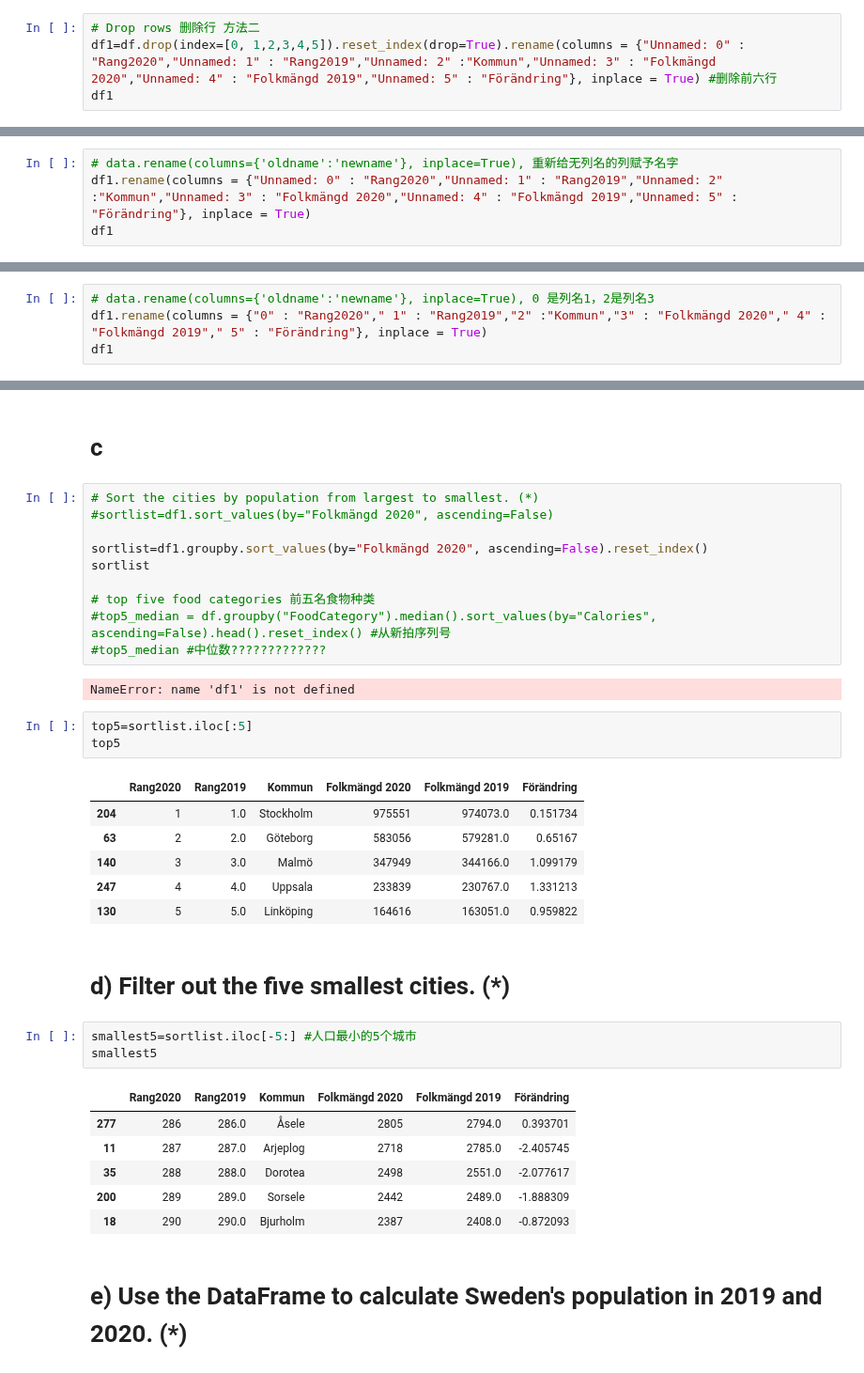
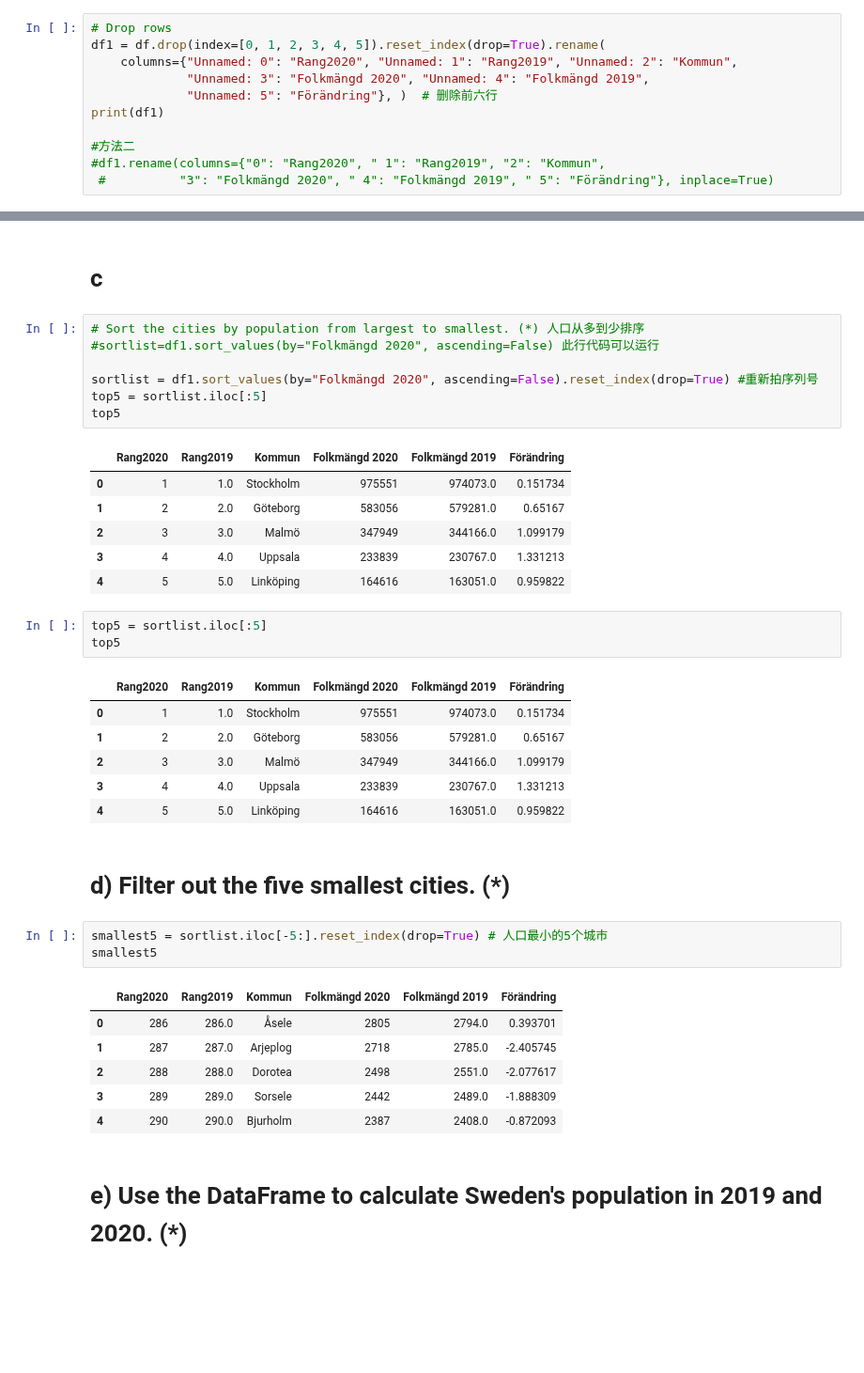
Before and after one commit to xjohansson/Databehandling_Xiu, a Jupyter notebook: Exercise/Exercise0_pandas basic.ipynb, the cells around one changed output, grey strips where cells are left out. Shown at 94% size. Drawn from its saved outputs; the diff is of its cells as text; blank space fills up the shorter version.

```diff
--- a/Exercise/Exercise0_pandas basic.ipynb
+++ b/Exercise/Exercise0_pandas basic.ipynb
@@ -130,4 +79,11 @@ df.head(50)
 # %%
-# Drop rows 删除行 方法二
-df1=df.drop(index=[0, 1,2,3,4,5]).reset_index(drop=True).rename(columns = {"Unnamed: 0" : "Rang2020","Unnamed: 1" : "Rang2019","Unnamed: 2" :"Kommun","Unnamed: 3" : "Folkmängd 2020","Unnamed: 4" : "Folkmängd 2019","Unnamed: 5" : "Förändring"}, inplace = True) #删除前六行
-df1
+# Drop rows
+df1 = df.drop(index=[0, 1, 2, 3, 4, 5]).reset_index(drop=True).rename(
+    columns={"Unnamed: 0": "Rang2020", "Unnamed: 1": "Rang2019", "Unnamed: 2": "Kommun",
+             "Unnamed: 3": "Folkmängd 2020", "Unnamed: 4": "Folkmängd 2019",
+             "Unnamed: 5": "Förändring"}, )  # 删除前六行
+print(df1)
+
+#方法二
+#df1.rename(columns={"0": "Rang2020", " 1": "Rang2019", "2": "Kommun",
+ #          "3": "Folkmängd 2020", " 4": "Folkmängd 2019", " 5": "Förändring"}, inplace=True)
@@ -134,4 +104,0 @@ df1
-# %%
-# data.rename(columns={'oldname':'newname'}, inplace=True), 重新给无列名的列赋予名字
-df1.rename(columns = {"Unnamed: 0" : "Rang2020","Unnamed: 1" : "Rang2019","Unnamed: 2" :"Kommun","Unnamed: 3" : "Folkmängd 2020","Unnamed: 4" : "Folkmängd 2019","Unnamed: 5" : "Förändring"}, inplace = True)
-df1
@@ -152,4 +104,0 @@ df1
-# %%
-# data.rename(columns={'oldname':'newname'}, inplace=True), 0 是列名1，2是列名3
-df1.rename(columns = {"0" : "Rang2020"," 1" : "Rang2019","2" :"Kommun","3" : "Folkmängd 2020"," 4" : "Folkmängd 2019"," 5" : "Förändring"}, inplace = True)
-df1
@@ -191,39 +112,41 @@ df1.reset_index(drop=True)
 # %% [markdown]
 # c
 # %%
-# Sort the cities by population from largest to smallest. (*)
-#sortlist=df1.sort_values(by="Folkmängd 2020", ascending=False)
+# Sort the cities by population from largest to smallest. (*) 人口从多到少排序
+#sortlist=df1.sort_values(by="Folkmängd 2020", ascending=False) 此行代码可以运行
 
-sortlist=df1.groupby.sort_values(by="Folkmängd 2020", ascending=False).reset_index()
-sortlist
-
-# top five food categories 前五名食物种类
-#top5_median = df.groupby("FoodCategory").median().sort_values(by="Calories", ascending=False).head().reset_index() #从新拍序列号
-#top5_median #中位数?????????????
+sortlist = df1.sort_values(by="Folkmängd 2020", ascending=False).reset_index(drop=True) #重新拍序列号
+top5 = sortlist.iloc[:5]
+top5
 # %% [output]
-NameError: name 'df1' is not defined
+|  | Rang2020 | Rang2019 | Kommun | Folkmängd 2020 | Folkmängd 2019 | Förändring |
+| 0 | 1 | 1.0 | Stockholm | 975551 | 974073.0 | 0.151734 |
+| 1 | 2 | 2.0 | Göteborg | 583056 | 579281.0 | 0.65167 |
+| 2 | 3 | 3.0 | Malmö | 347949 | 344166.0 | 1.099179 |
+| 3 | 4 | 4.0 | Uppsala | 233839 | 230767.0 | 1.331213 |
+| 4 | 5 | 5.0 | Linköping | 164616 | 163051.0 | 0.959822 |
 # %%
-top5=sortlist.iloc[:5]
+top5 = sortlist.iloc[:5]
 top5
 # %% [output]
 |  | Rang2020 | Rang2019 | Kommun | Folkmängd 2020 | Folkmängd 2019 | Förändring |
-| 204 | 1 | 1.0 | Stockholm | 975551 | 974073.0 | 0.151734 |
-| 63 | 2 | 2.0 | Göteborg | 583056 | 579281.0 | 0.65167 |
-| 140 | 3 | 3.0 | Malmö | 347949 | 344166.0 | 1.099179 |
-| 247 | 4 | 4.0 | Uppsala | 233839 | 230767.0 | 1.331213 |
-| 130 | 5 | 5.0 | Linköping | 164616 | 163051.0 | 0.959822 |
+| 0 | 1 | 1.0 | Stockholm | 975551 | 974073.0 | 0.151734 |
+| 1 | 2 | 2.0 | Göteborg | 583056 | 579281.0 | 0.65167 |
+| 2 | 3 | 3.0 | Malmö | 347949 | 344166.0 | 1.099179 |
+| 3 | 4 | 4.0 | Uppsala | 233839 | 230767.0 | 1.331213 |
+| 4 | 5 | 5.0 | Linköping | 164616 | 163051.0 | 0.959822 |
 # %% [markdown]
 #   d) Filter out the five smallest cities. (*)
 # %%
-smallest5=sortlist.iloc[-5:] #人口最小的5个城市
+smallest5 = sortlist.iloc[-5:].reset_index(drop=True) # 人口最小的5个城市
 smallest5
 # %% [output]
 |  | Rang2020 | Rang2019 | Kommun | Folkmängd 2020 | Folkmängd 2019 | Förändring |
-| 277 | 286 | 286.0 | Åsele | 2805 | 2794.0 | 0.393701 |
-| 11 | 287 | 287.0 | Arjeplog | 2718 | 2785.0 | -2.405745 |
-| 35 | 288 | 288.0 | Dorotea | 2498 | 2551.0 | -2.077617 |
-| 200 | 289 | 289.0 | Sorsele | 2442 | 2489.0 | -1.888309 |
-| 18 | 290 | 290.0 | Bjurholm | 2387 | 2408.0 | -0.872093 |
+| 0 | 286 | 286.0 | Åsele | 2805 | 2794.0 | 0.393701 |
+| 1 | 287 | 287.0 | Arjeplog | 2718 | 2785.0 | -2.405745 |
+| 2 | 288 | 288.0 | Dorotea | 2498 | 2551.0 | -2.077617 |
+| 3 | 289 | 289.0 | Sorsele | 2442 | 2489.0 | -1.888309 |
+| 4 | 290 | 290.0 | Bjurholm | 2387 | 2408.0 | -0.872093 |
 # %% [markdown]
 #  e) Use the DataFrame to calculate Sweden's population in 2019 and 2020. (*)
 # %% [markdown]
```
Also changed, not shown: parts of 35 cells of this notebook, 2 other files.
